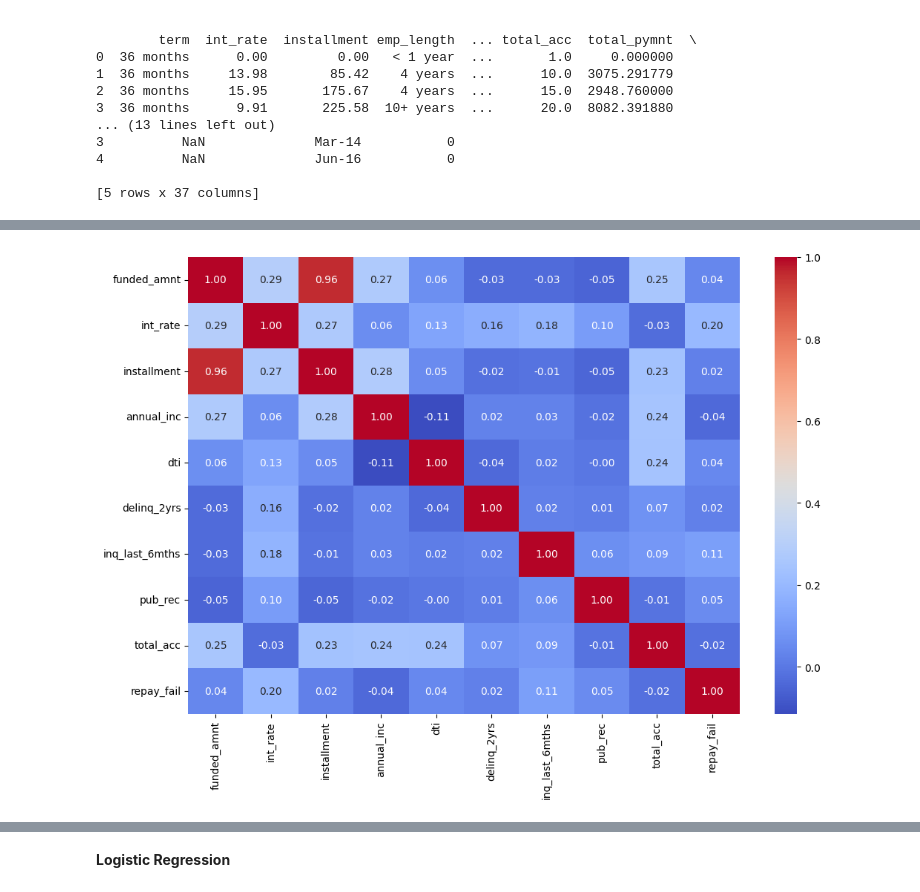
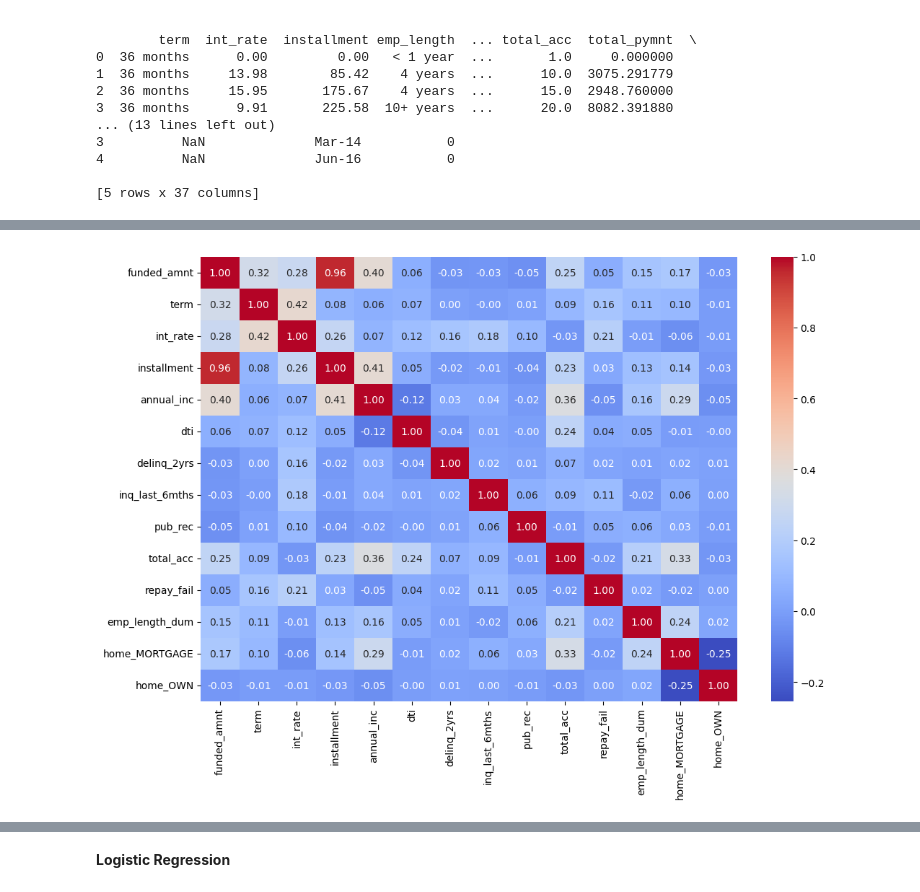
Before and after one commit to sergeGITH/TS, a Jupyter notebook: TMDL_group_project.ipynb, the cells around one changed output, grey strips where cells are left out. Saved outputs shown, nothing was run; the diff lists cells and outputs as text; code cells hidden in the pictures.

```diff
--- a/TMDL_group_project.ipynb
+++ b/TMDL_group_project.ipynb
@@ -127,0 +345,36 @@ memory usage: 5.6+ MB
+# %%
+print(df.describe())
+
+#Start with converting term to numeric:
+df['term'] = df['term'].astype(str)
+df['term'] = df['term'].str.extract('(\d+)').astype(int)
+
+#Map employment length to numeric:
+mapping = {
+    '< 1 year': 0, '1 year': 1, '2 years': 2, '3 years': 3, '4 years': 4,
+    '5 years': 5, '6 years': 6, '7 years': 7, '8 years': 8, '9 years': 9,
+    '10+ years': 10
+}
+
+df['emp_length_dum'] = df['emp_length'].map(mapping)
+df = df.drop(columns=['emp_length'])
+
+
+
+#Drop observations with other or none as homeownership
+print(df.columns)
+
+df = df[~df['home_ownership'].isin(['OTHER', 'NONE'])]
+
+
+#For the remaining Mortgage/ Own/ Rent we use dummies. Rent will be the baseline so we add to dummy variables for Mortgage and Rent.
+
+home_dummies = pd.get_dummies(df['home_ownership'], prefix='home')
+
+# Drop 'home_RENT' to use it as the baseline
+home_dummies = home_dummies.drop(columns=['home_RENT'])
+
+# Concatenate with df and drop original column
+df = pd.concat([df.drop(columns=['home_ownership']), home_dummies], axis=1)
+
+df.head()
@@ -128,12 +436,11 @@ memory usage: 5.6+ MB
 # %%
-import matplotlib.pyplot as plt
+#Get some graphs(you can definintely make it nicer)
 import seaborn as sns
 
-corr = df_filtered.drop(columns="id").corr(numeric_only=True)
-
-plt.figure(figsize=(12, 8))  # Adjust width and height as needed
-
+#heatmap
+corr = df.corr()
+plt.figure(figsize=(12, 8))
 sns.heatmap(corr, annot=True, fmt=".2f", cmap="coolwarm")
 plt.show()
 # %% [output]
-[figure, old version]
+[figure, new version]
```
Also changed, not shown: parts of 30 cells of this notebook.
